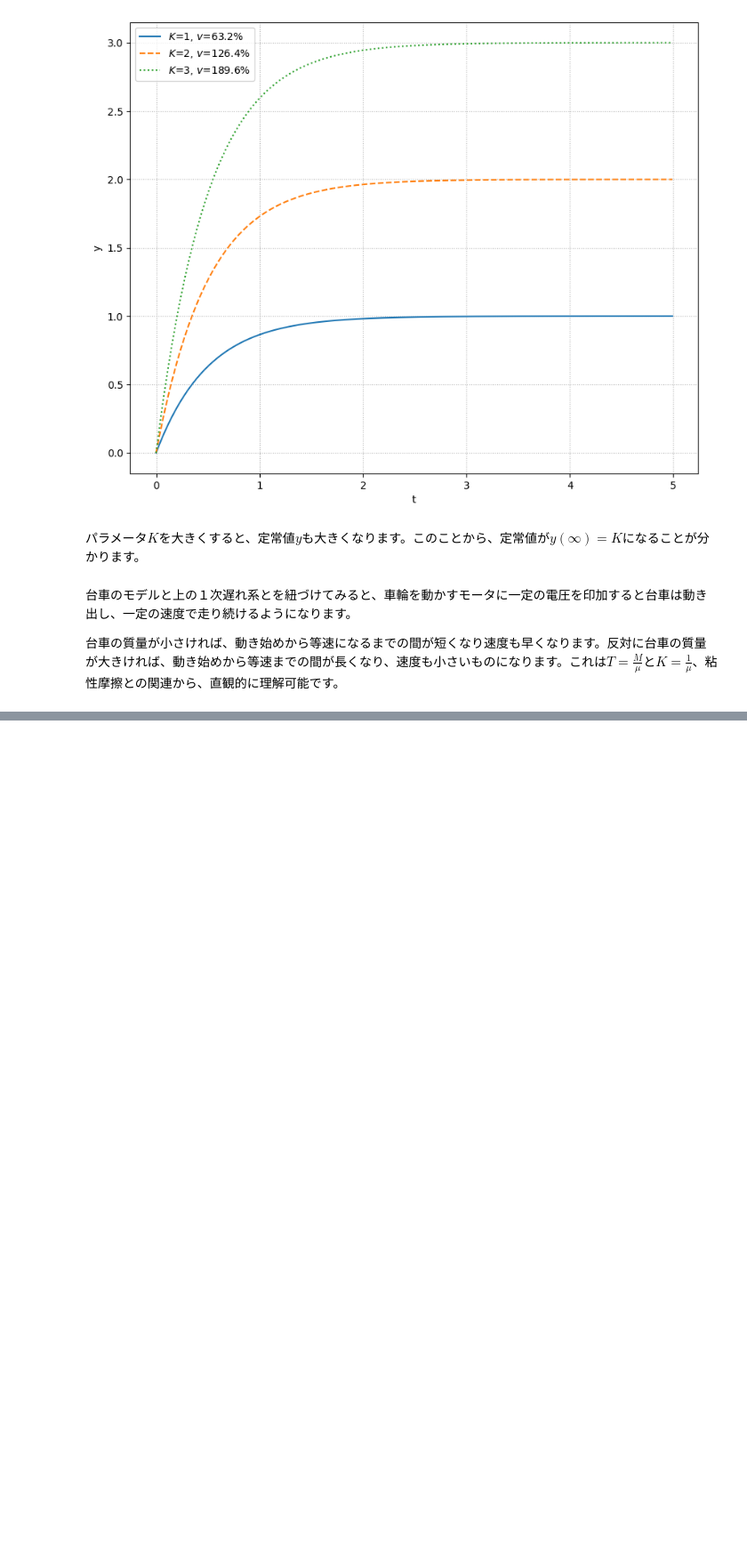
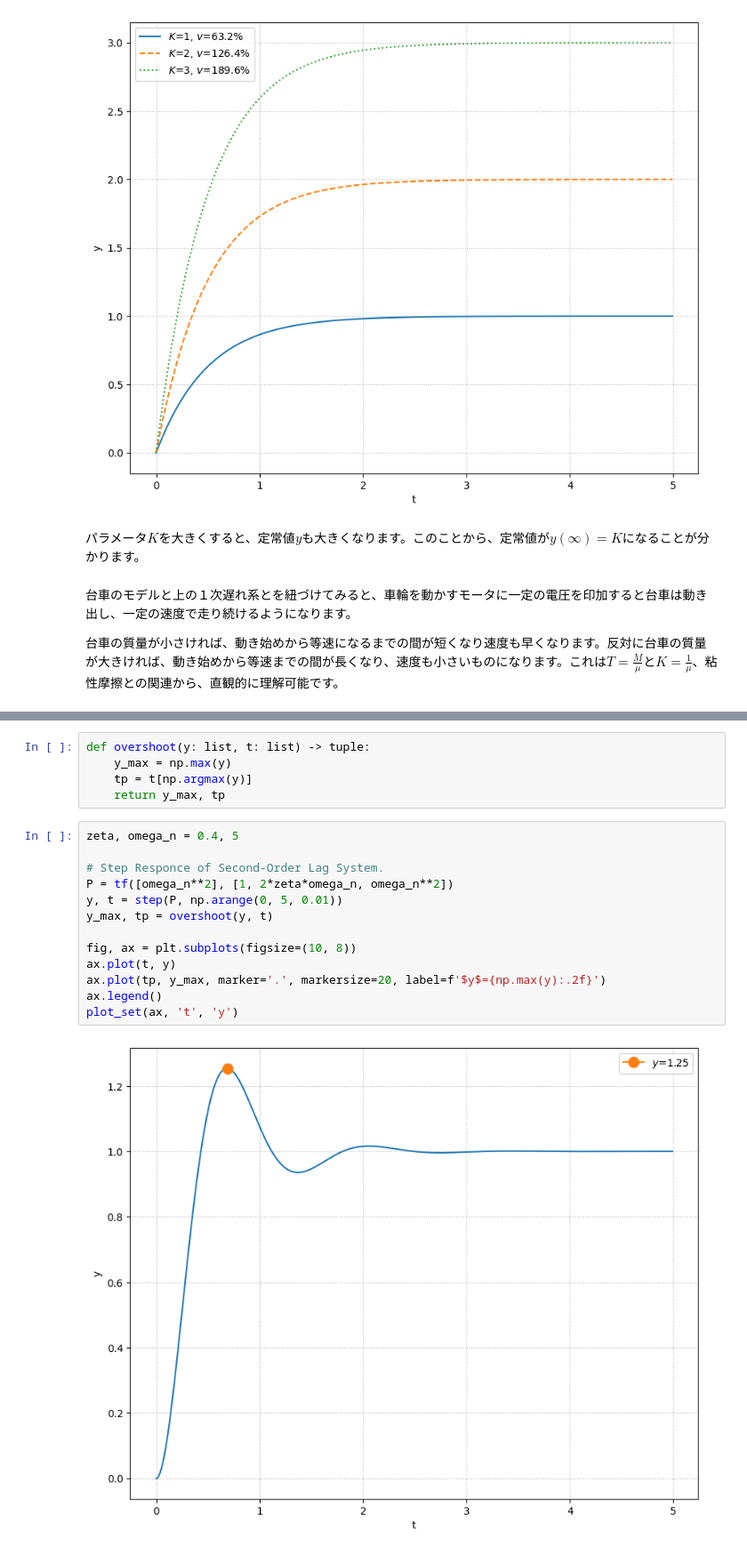
Before and after one commit to Suitai095/Python-Control-Engineering, a Jupyter notebook: notebook/Chapter04/behavior_of_control.ipynb, the cells around one changed output, grey strips where cells are left out. Shown at 89% size. Saved outputs shown, nothing was run; the diff lists cells and outputs as text; blank space fills up the shorter version.

Commit message:
Add Second-Order Lag System examples.

```diff
--- a/notebook/Chapter04/behavior_of_control.ipynb
+++ b/notebook/Chapter04/behavior_of_control.ipynb
@@ -150,0 +167,20 @@ plot_set(ax, 't', 'y')
+# %%
+def overshoot(y: list, t: list) -> tuple:
+    y_max = np.max(y)
+    tp = t[np.argmax(y)]
+    return y_max, tp
+# %%
+zeta, omega_n = 0.4, 5
+
+# Step Responce of Second-Order Lag System.
+P = tf([omega_n**2], [1, 2*zeta*omega_n, omega_n**2])
+y, t = step(P, np.arange(0, 5, 0.01))
+y_max, tp = overshoot(y, t)
+
+fig, ax = plt.subplots(figsize=(10, 8))
+ax.plot(t, y)
+ax.plot(tp, y_max, marker='.', markersize=20, label=f'$y$={np.max(y):.2f}')
+ax.legend()
+plot_set(ax, 't', 'y')
+# %% [output]
+[figure, added]
```
Also changed, not shown: parts of 8 cells of this notebook.
